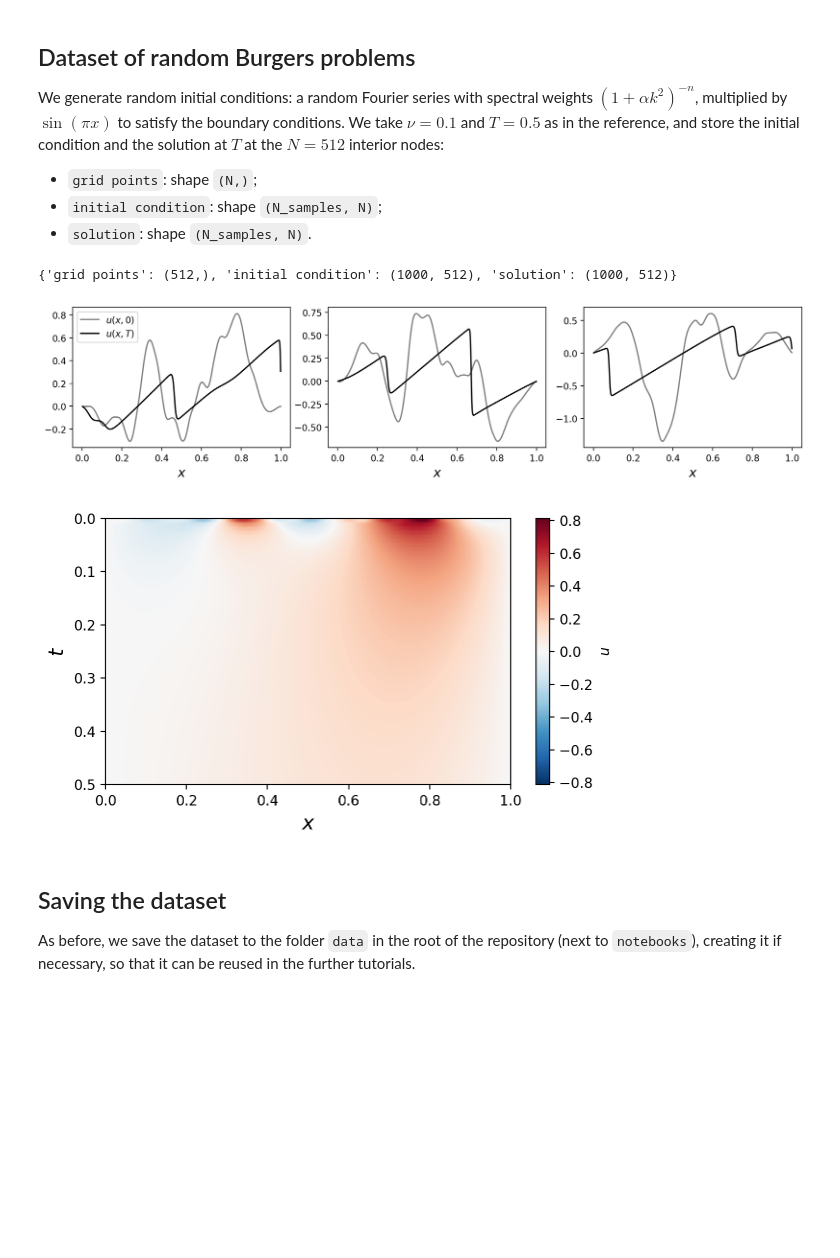
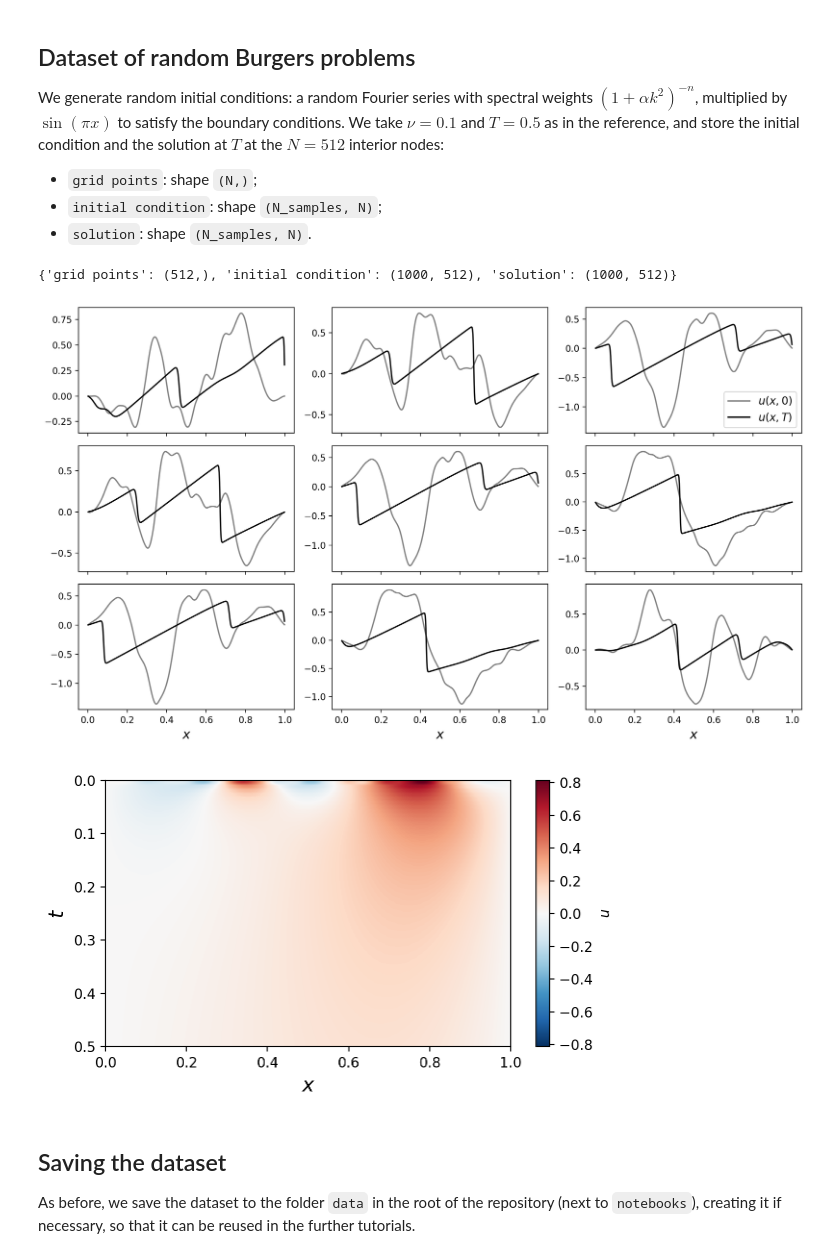
Before and after one commit to VLSF/pdetutorial, a Jupyter notebook: notebooks/01_classical_methods/02_burgers_1d_pseudospectral.ipynb, the cells around one changed output. Cells and saved outputs as stored; diff of their text form; code cells hidden in the pictures; blank space fills up the shorter version.

Commit message:
save basis and dataset figures

```diff
--- a/notebooks/01_classical_methods/02_burgers_1d_pseudospectral.ipynb
+++ b/notebooks/01_classical_methods/02_burgers_1d_pseudospectral.ipynb
@@ -138,28 +174,41 @@ def get_dataset(key, N_samples, N=512, nu=0.001, T=0.5):
 # %%
 data = get_dataset(random.PRNGKey(67), 1000)
 print({k: v.shape for k, v in data.items()})
 
-fig, axes = plt.subplots(1, 3, figsize=(12, 3), sharex=True)
-for j, ax in enumerate(axes):
-    ax.plot(data["grid points"], data["initial condition"][j], color="gray", label="$u(x, 0)$")
-    ax.plot(data["grid points"], data["solution"][j], color="black", label="$u(x, T)$")
-    ax.set_xlabel("$x$", fontsize='x-large')
-axes[0].legend()
+fig, axes = plt.subplots(3, 3, figsize=(12, 7), sharex=True)
+for j in range(3):
+    for i, ax in enumerate(axes[j]):
+        ax.plot(data["grid points"], data["initial condition"][j+i], color="gray", label="$u(x, 0)$")
+        ax.plot(data["grid points"], data["solution"][j+i], color="black", label="$u(x, T)$")
+        if j == 2:
+            ax.set_xlabel("$x$", fontsize='x-large')
+axes[0, 2].legend(fontsize='large')
 plt.tight_layout();
+
+figure_name = "Burgers_dataset"
+if figure_name is not None:
+    # the repository root is the closest parent of the working directory that contains `notebooks`
+    root = next(p for p in [Path.cwd(), *Path.cwd().parents] if (p / "notebooks").is_dir())
+    data_dir = root / "data"
+
+    if not data_dir.exists():
+        data_dir.mkdir()
+
+    plt.savefig(data_dir / f"{figure_name}.pdf", format='pdf', bbox_inches='tight');
 
 # space-time evolution of a single sample
 x = data["grid points"]
 U = solve_burgers(data["initial condition"][0])
 U = jnp.concatenate([data["initial condition"][:1], U])
 plt.figure(figsize=(6, 3.5))
 plt.imshow(U, extent=[0, 1, 0.5, 0], aspect="auto", cmap="RdBu_r", vmin=-jnp.abs(U).max(), vmax=jnp.abs(U).max())
 plt.colorbar(label="$u$")
 plt.xlabel("$x$", fontsize='x-large')
 plt.ylabel("$t$", fontsize='x-large')
 plt.tight_layout();
 # %% [output]
 {'grid points': (512,), 'initial condition': (1000, 512), 'solution': (1000, 512)}
-[figure, old version]
+[figure, new version]
 [figure]
 # %% [markdown]
 ## Saving the dataset
```
Also changed, not shown: parts of 3 cells of this notebook, 1 other file.
